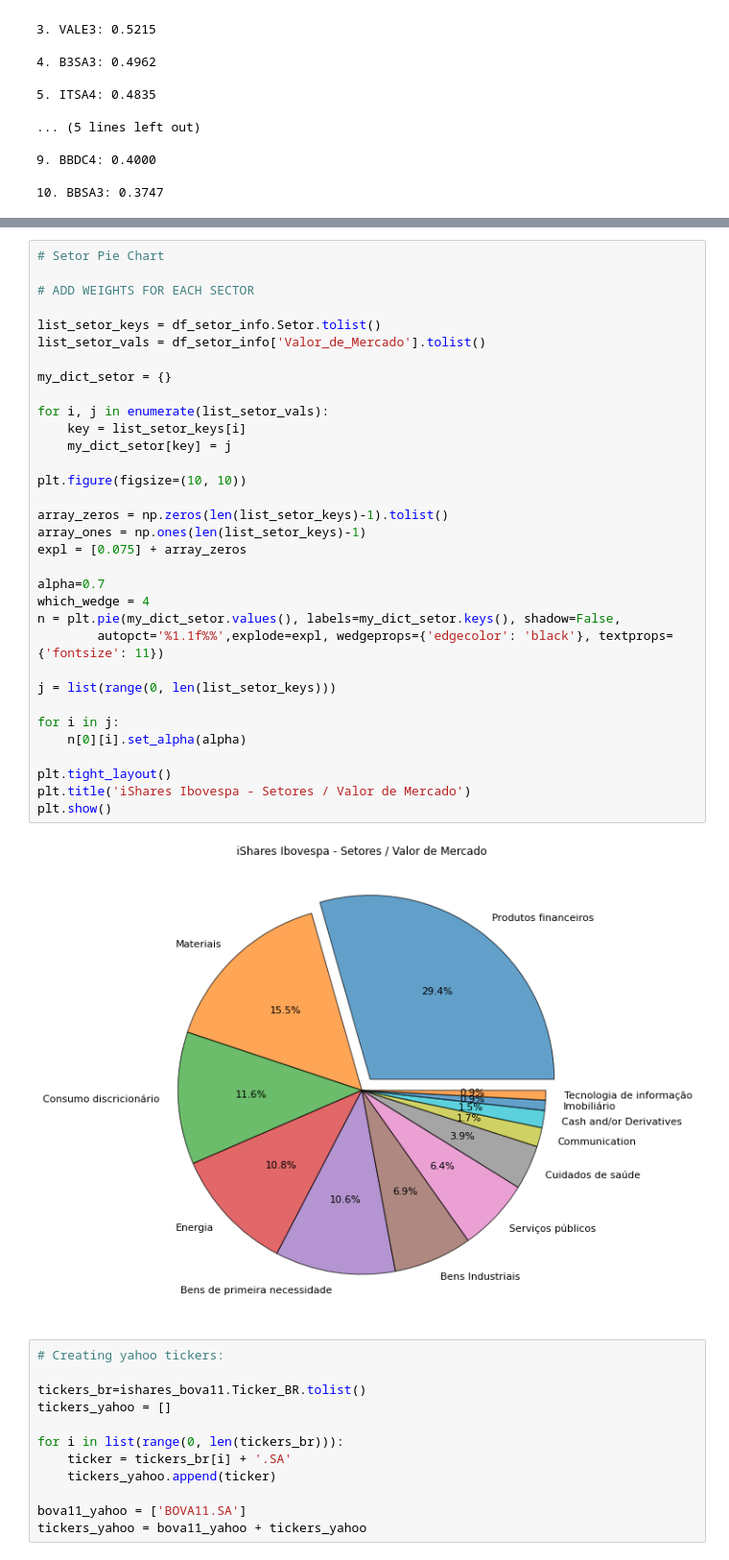
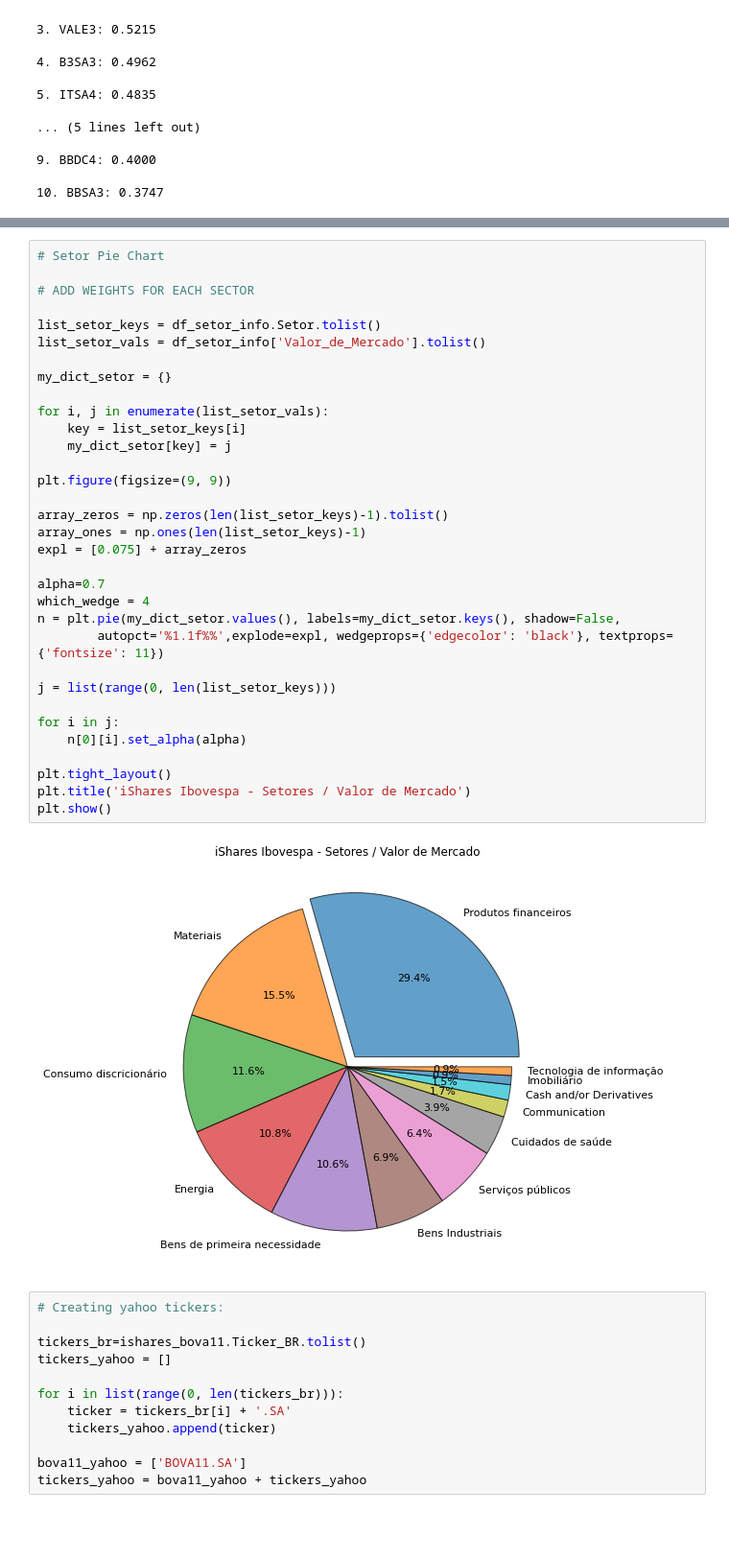
Before and after one commit to antoniosalomao/Rafter_A1, a Jupyter notebook: rafter_presentation.ipynb, the cells around one changed output, grey strips where cells are left out. Shown at 96% size. Saved outputs shown, nothing was run; the diff lists cells and outputs as text; blank space fills up the shorter version.

```diff
--- a/rafter_presentation.ipynb
+++ b/rafter_presentation.ipynb
@@ -562,35 +546,35 @@ df_setor_info
 # ADD WEIGHTS FOR EACH SECTOR
 
 list_setor_keys = df_setor_info.Setor.tolist()
 list_setor_vals = df_setor_info['Valor_de_Mercado'].tolist()
 
 my_dict_setor = {}
 
 for i, j in enumerate(list_setor_vals):
     key = list_setor_keys[i]
     my_dict_setor[key] = j
 
-plt.figure(figsize=(10, 10))
+plt.figure(figsize=(9, 9))
 
 array_zeros = np.zeros(len(list_setor_keys)-1).tolist()
 array_ones = np.ones(len(list_setor_keys)-1)
 expl = [0.075] + array_zeros
 
 alpha=0.7
 which_wedge = 4
 n = plt.pie(my_dict_setor.values(), labels=my_dict_setor.keys(), shadow=False,
         autopct='%1.1f%%',explode=expl, wedgeprops={'edgecolor': 'black'}, textprops={'fontsize': 11})
 
 j = list(range(0, len(list_setor_keys)))
 
 for i in j:
     n[0][i].set_alpha(alpha)
 
 plt.tight_layout()
 plt.title('iShares Ibovespa - Setores / Valor de Mercado')
 plt.show()
 # %% [output]
-[figure, old version]
+[figure, new version]
 # %%
 # Creating yahoo tickers:
 
```
Also changed, not shown: parts of 17 cells of this notebook.
